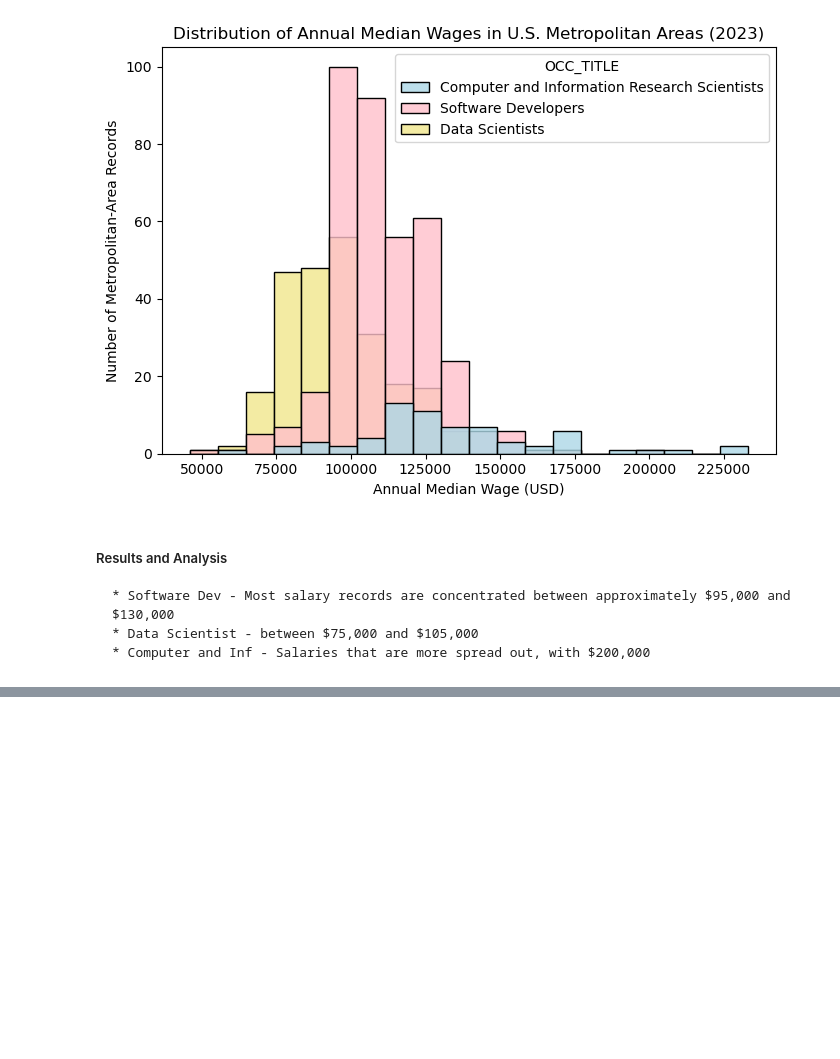
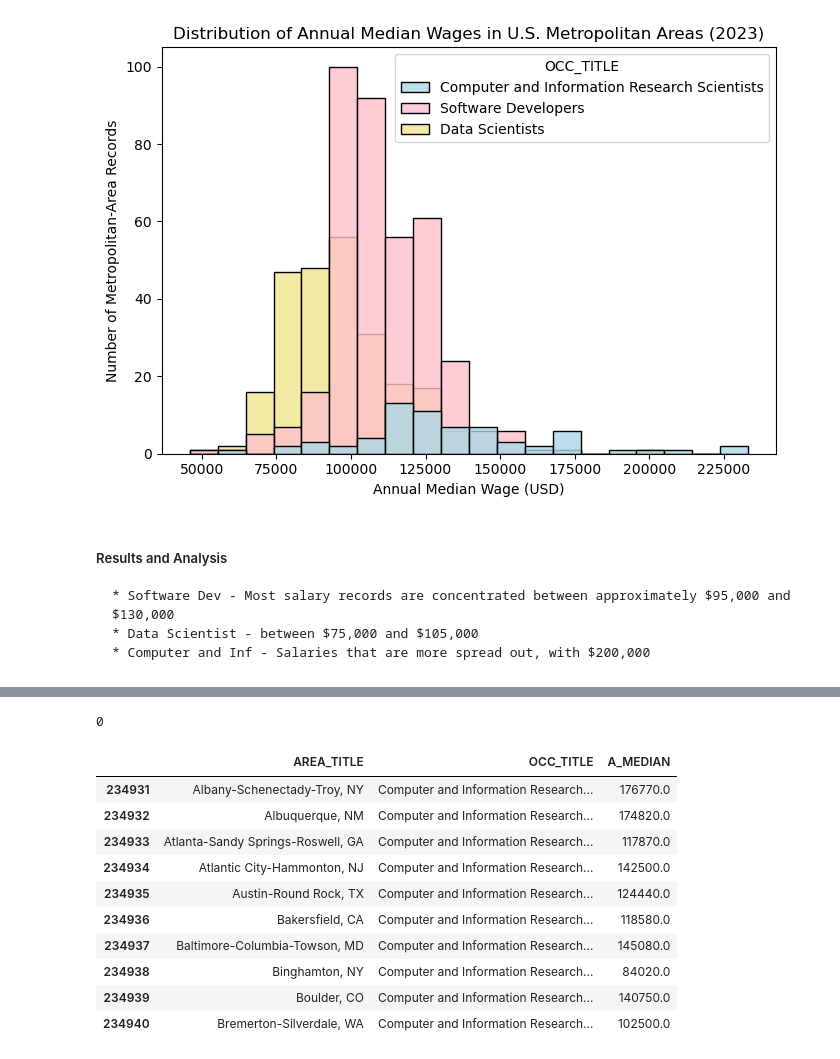
Before and after one commit to HeloEugenio0916/Data-Visualisation-and-Communication-CA1, a Jupyter notebook: CA1.ipynb, the cells around one changed output, grey strips where cells are left out. Saved outputs shown, nothing was run; the diff lists cells and outputs as text; code cells hidden in the pictures; blank space fills up the shorter version.

```diff
--- a/CA1.ipynb
+++ b/CA1.ipynb
@@ -358,0 +365,19 @@ plt.show()
+# %%
+salary["A_MEDIAN"].isnull().sum()
+# %% [output]
+0
+# %%
+# First 10 records to check the locations, occupations and annual median wages.
+salary[["AREA_TITLE", "OCC_TITLE", "A_MEDIAN"]].head(10)
+# %% [output]
+|  | AREA_TITLE | OCC_TITLE | A_MEDIAN |
+| 234931 | Albany-Schenectady-Troy, NY | Computer and Information Research... | 176770.0 |
+| 234932 | Albuquerque, NM | Computer and Information Research... | 174820.0 |
+| 234933 | Atlanta-Sandy Springs-Roswell, GA | Computer and Information Research... | 117870.0 |
+| 234934 | Atlantic City-Hammonton, NJ | Computer and Information Research... | 142500.0 |
+| 234935 | Austin-Round Rock, TX | Computer and Information Research... | 124440.0 |
+| 234936 | Bakersfield, CA | Computer and Information Research... | 118580.0 |
+| 234937 | Baltimore-Columbia-Towson, MD | Computer and Information Research... | 145080.0 |
+| 234938 | Binghamton, NY | Computer and Information Research... | 84020.0 |
+| 234939 | Boulder, CO | Computer and Information Research... | 140750.0 |
+| 234940 | Bremerton-Silverdale, WA | Computer and Information Research... | 102500.0 |
```
Also changed, not shown: parts of 7 cells of this notebook.
